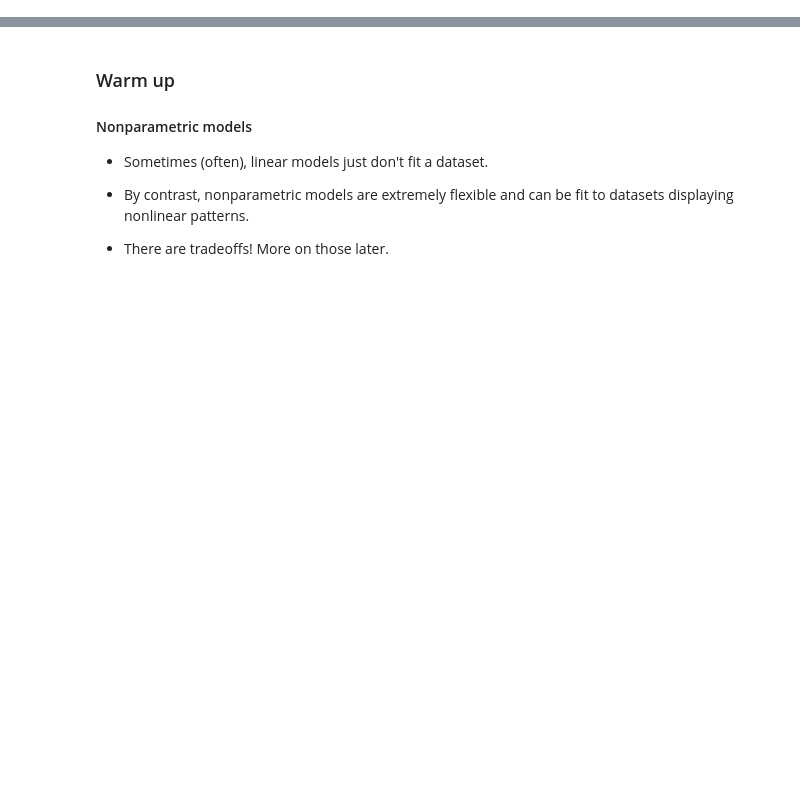
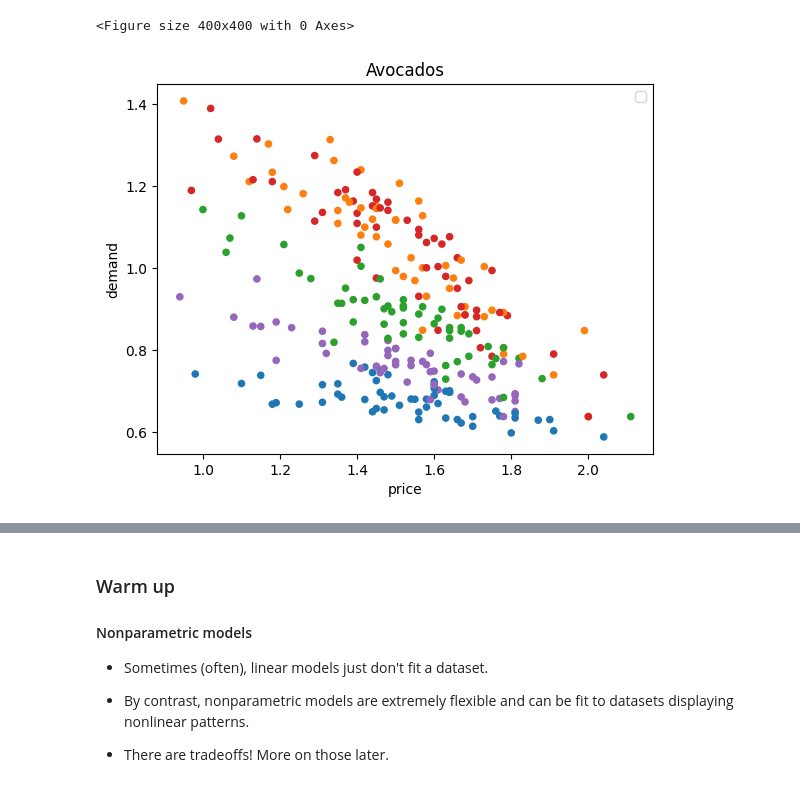
Before and after one commit to mgreenbe/DATA607S2025, a Jupyter notebook: lecture02.ipynb, the cells around one changed output, grey strips where cells are left out. Saved outputs shown, nothing was run; the diff lists cells and outputs as text; code cells hidden in the pictures; blank space fills up the shorter version.

```diff
--- a/lecture02.ipynb
+++ b/lecture02.ipynb
@@ -2,3 +2,13 @@
 import numpy as np
 import pandas as pd
 from matplotlib import pyplot as plt
+# %%
+df = pd.read_csv("data/avocados.csv")
+plt.figure(figsize=(4, 4))
+df.plot.scatter("price", "demand", c=df["city"].apply(lambda c: f"C{c}"))
+plt.legend()
+plt.title("Avocados")
+plt.show()
+# %% [output]
+<Figure size 400x400 with 0 Axes>
+[figure, added]
```
Also changed, not shown: parts of 17 cells of this notebook, 2 other files.
